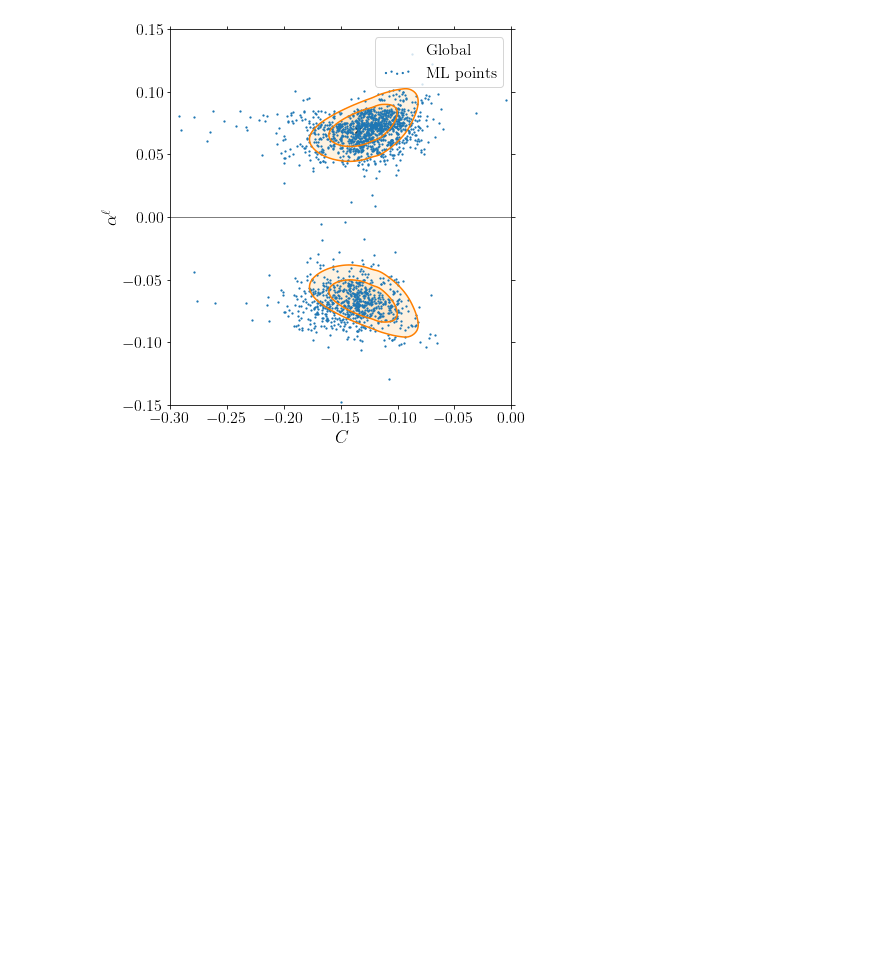
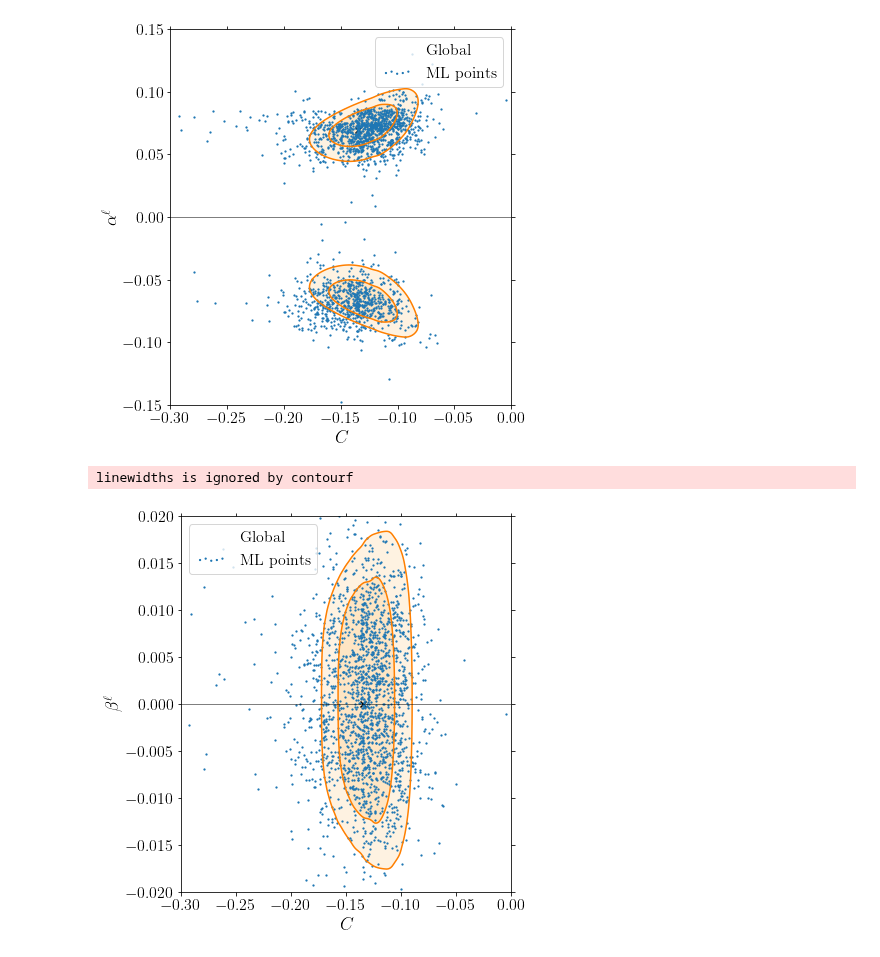
Before and after one commit to Jorge-Alda/SMEFT19-notebooks, a Jupyter notebook: PaperML/07_newplots.ipynb, the cells around one changed output. Cells and saved outputs as stored; diff of their text form; code cells hidden in the pictures; blank space fills up the shorter version.

```diff
--- a/PaperML/07_newplots.ipynb
+++ b/PaperML/07_newplots.ipynb
@@ -254,3 +272,16 @@ likelihood_plot2(read_mesh('../data/likelihood/likelihood_rotBII_Cal.dat'), mlpo
 # %% [output]
 linewidths is ignored by contourf
 [figure]
+# %%
+def read_mesh(fname, stepx=50, stepy=50):
+    zdata = pd.read_csv(fname, sep='\t', header=None).to_numpy(dtype=float)
+    xcoords = np.linspace(-0.3, 0.0, stepx)
+    ycoords = np.linspace(-0.02, 0.02, stepy)
+    return (xcoords, ycoords, {'Global':np.array(zdata.T)})
+
+likelihood_plot2(read_mesh('../data/likelihood/likelihood_rotBII_Cbl.dat'), mlpoints['C'], mlpoints['bl'],
+                -0.3, 0.0, -0.02, 0.02, ['$C$', r'$\beta^\ell$'], locleg='upper left', ticks=(0.05, 0.005),
+                colors=[4], bf=[bf1[0], bf1[2]], widths=[1.5,], fout='../data/plots/ml_Cbl_global')
+# %% [output]
+linewidths is ignored by contourf
+[figure, added]
```
Also changed, not shown: parts of 1 cell of this notebook, 3 other files.
